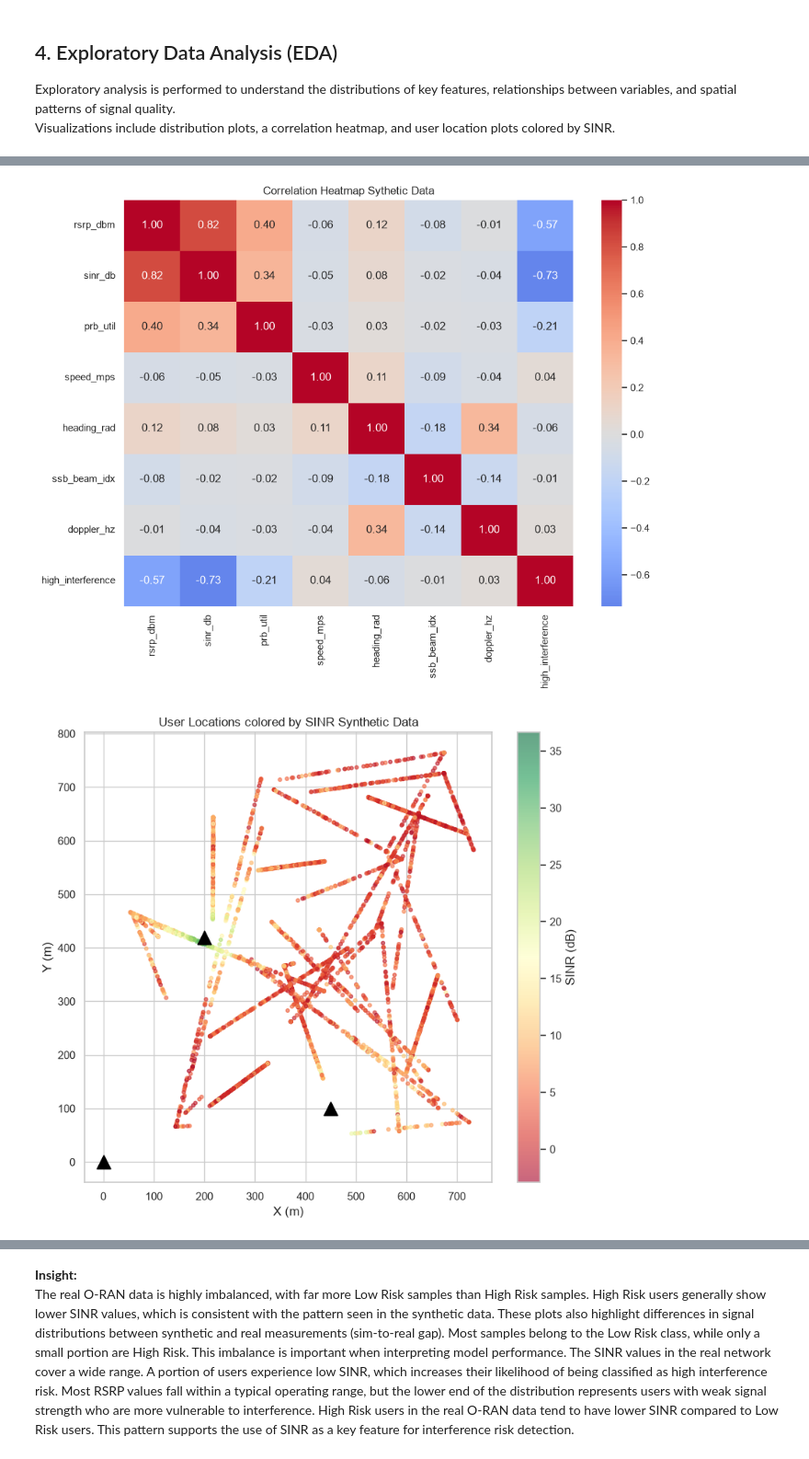
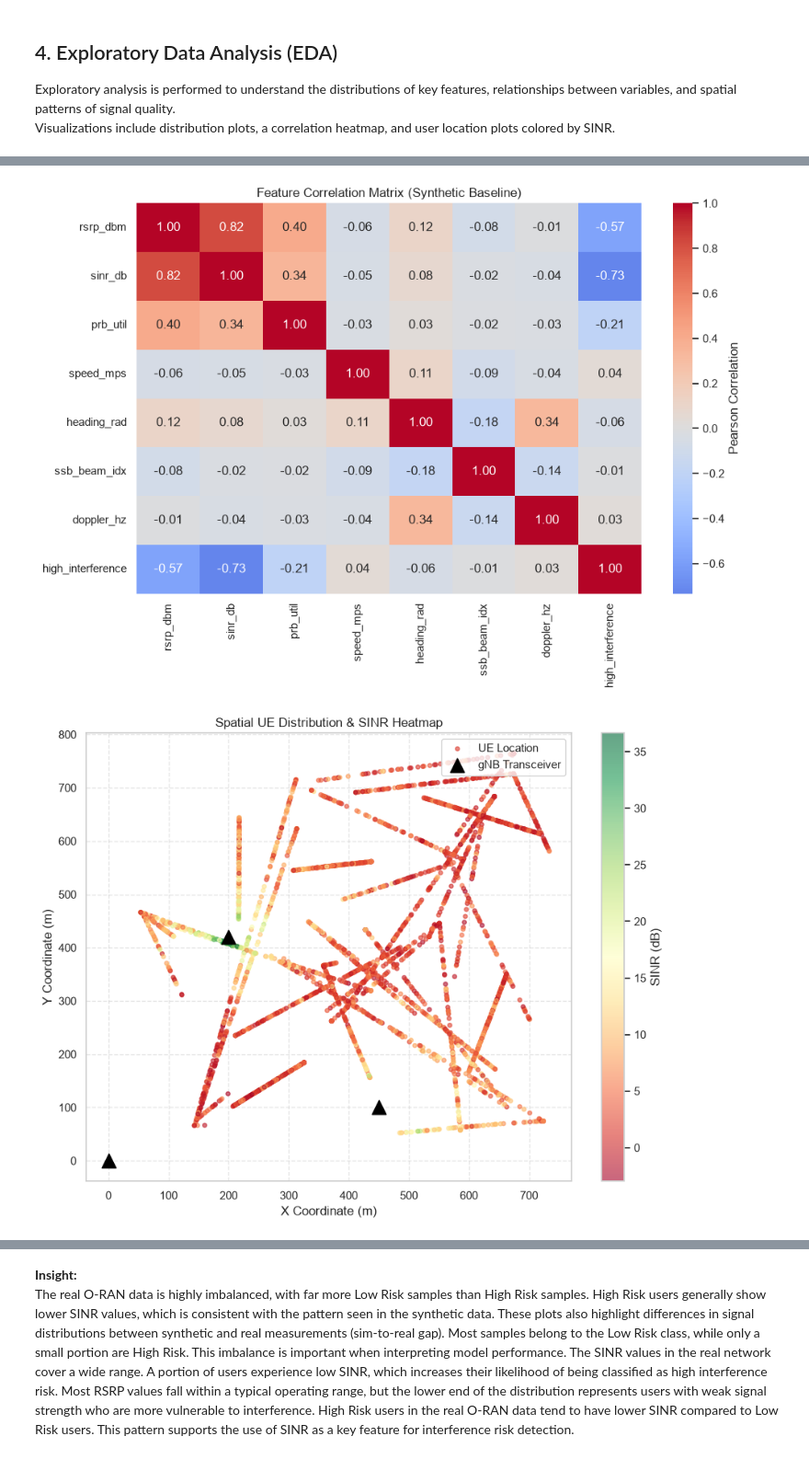
Before and after one commit to xtinbird/Final-Report-Predictive--Spatial-Spectrum-Management--in-Broadband-Wireless-Networks, a Jupyter notebook: Capstone_Final_and_Model_Comparision.ipynb, the cells around one changed output, grey strips where cells are left out. Shown at 92% size. Saved outputs shown, nothing was run; the diff lists cells and outputs as text; code cells hidden in the pictures.

```diff
--- a/Capstone_Final_and_Model_Comparision.ipynb
+++ b/Capstone_Final_and_Model_Comparision.ipynb
@@ -293,23 +350,51 @@ In the synthetic data, High Risk users (class 1) clearly have lower SINR values
 # %%
-# Correlation heatmap
-plt.figure(figsize=(11, 8))
-corr_cols = ["rsrp_dbm", "sinr_db", "prb_util", "speed_mps", "heading_rad",
-             "ssb_beam_idx", "doppler_hz", "high_interference"]
-sns.heatmap(df[corr_cols].corr(), annot=True, cmap="coolwarm", center=0, fmt=".2f")
-plt.title("Correlation Heatmap Sythetic Data")
+# Correlation Heatmap & Spatial Coverage Topology (Synthetic Baseline)
+
+# Feature Correlation Matrix
+plt.figure(figsize=(10, 7))
+corr_cols = [
+    "rsrp_dbm", "sinr_db", "prb_util", "speed_mps", "heading_rad",
+    "ssb_beam_idx", "doppler_hz", "high_interference"
+]
+sns.heatmap(
+    df[corr_cols].corr(),
+    annot=True,
+    cmap="coolwarm",
+    center=0,
+    fmt=".2f",
+    cbar_kws={"label": "Pearson Correlation"}
+)
+plt.title("Feature Correlation Matrix (Synthetic Baseline)")
+plt.tight_layout()
 plt.show()
 
-# Spatial plot
-plt.figure(figsize=(9, 8))
-sample = df.sample(min(3000, len(df)))
-sc = plt.scatter(sample["x"], sample["y"], c=sample["sinr_db"], cmap="RdYlGn", alpha=0.6, s=12)
+# Spatial Map: UE SINR Distribution & Base Station Topography
+plt.figure(figsize=(9, 7))
+sample_size = min(3000, len(df))
+sample = df.sample(sample_size, random_state=42)
+
+sc = plt.scatter(
+    sample["x"], sample["y"],
+    c=sample["sinr_db"],
+    cmap="RdYlGn",
+    alpha=0.6,
+    s=15,
+    label="UE Location"
+)
 plt.colorbar(sc, label="SINR (dB)")
-for bs in base_stations:
-    plt.scatter(bs["x"], bs["y"], c="black", s=180, marker="^")
-plt.title("User Locations colored by SINR Synthetic Data")
-plt.xlabel("X (m)")
-plt.ylabel("Y (m)")
+
+# Overlay Base Station (gNB) locations
+bs_x = [bs["x"] for bs in base_stations]
+bs_y = [bs["y"] for bs in base_stations]
+plt.scatter(bs_x, bs_y, c="black", s=180, marker="^", zorder=5, label="gNB Transceiver")
+
+plt.title("Spatial UE Distribution & SINR Heatmap")
+plt.xlabel("X Coordinate (m)")
+plt.ylabel("Y Coordinate (m)")
+plt.legend(loc="upper right")
+plt.grid(True, linestyle="--", alpha=0.5)
+plt.tight_layout()
 plt.show()
 # %% [output]
-[figure, old version]
+[figure, new version]
-[figure, old version]
+[figure, new version]
```
Also changed, not shown: parts of 111 cells of this notebook.
